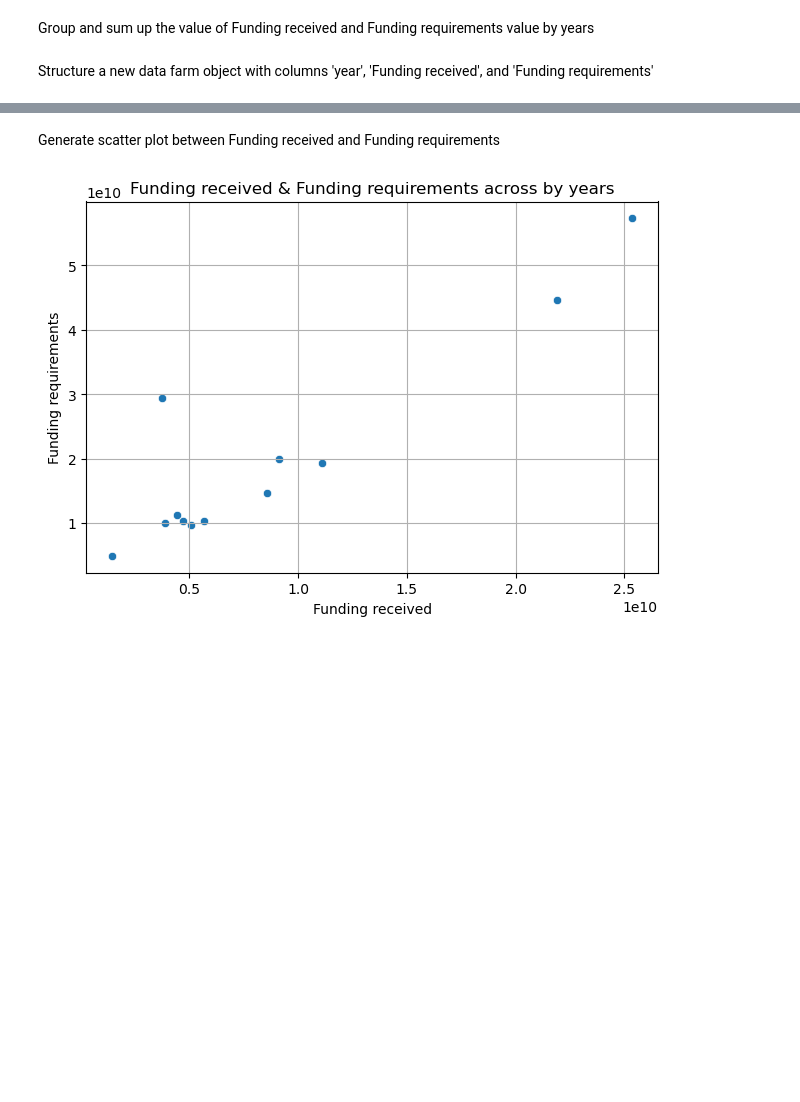
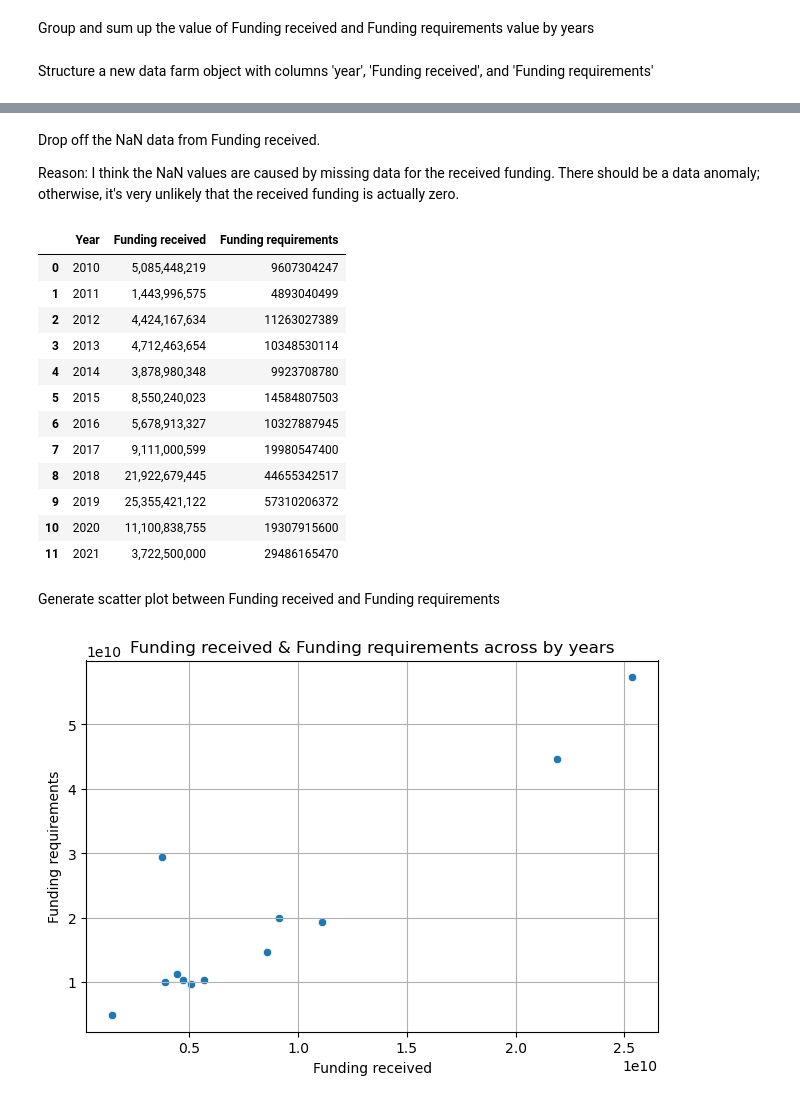
Before and after one commit to sayhussain248/crisis_phase1, a Jupyter notebook: notebooks/yuzhuang_eda.ipynb, the cells around one changed output, grey strips where cells are left out. Drawn from its saved outputs; the diff is of its cells as text; code cells hidden in the pictures; blank space fills up the shorter version.

```diff
--- a/notebooks/yuzhuang_eda.ipynb
+++ b/notebooks/yuzhuang_eda.ipynb
@@ -60,3 +64,24 @@ yearly_merge
+# %% [markdown]
+Drop off the NaN data from Funding received.
+
+Reason: I think the NaN values are caused by missing data for the received funding. There should be a data anomaly; otherwise, it's very unlikely that the received funding is actually zero.
+# %%
+yearly_merge = yearly_merge.dropna(subset=['Funding received'])
+yearly_merge
+# %% [output]
+|  | Year | Funding received | Funding requirements |
+| 0 | 2010 | 5,085,448,219 | 9607304247 |
+| 1 | 2011 | 1,443,996,575 | 4893040499 |
+| 2 | 2012 | 4,424,167,634 | 11263027389 |
+| 3 | 2013 | 4,712,463,654 | 10348530114 |
+| 4 | 2014 | 3,878,980,348 | 9923708780 |
+| 5 | 2015 | 8,550,240,023 | 14584807503 |
+| 6 | 2016 | 5,678,913,327 | 10327887945 |
+| 7 | 2017 | 9,111,000,599 | 19980547400 |
+| 8 | 2018 | 21,922,679,445 | 44655342517 |
+| 9 | 2019 | 25,355,421,122 | 57310206372 |
+| 10 | 2020 | 11,100,838,755 | 19307915600 |
+| 11 | 2021 | 3,722,500,000 | 29486165470 |
 # %% [markdown]
 Generate scatter plot between Funding received and Funding requirements
 # %%
```
Also changed, not shown: parts of 3 cells of this notebook.
